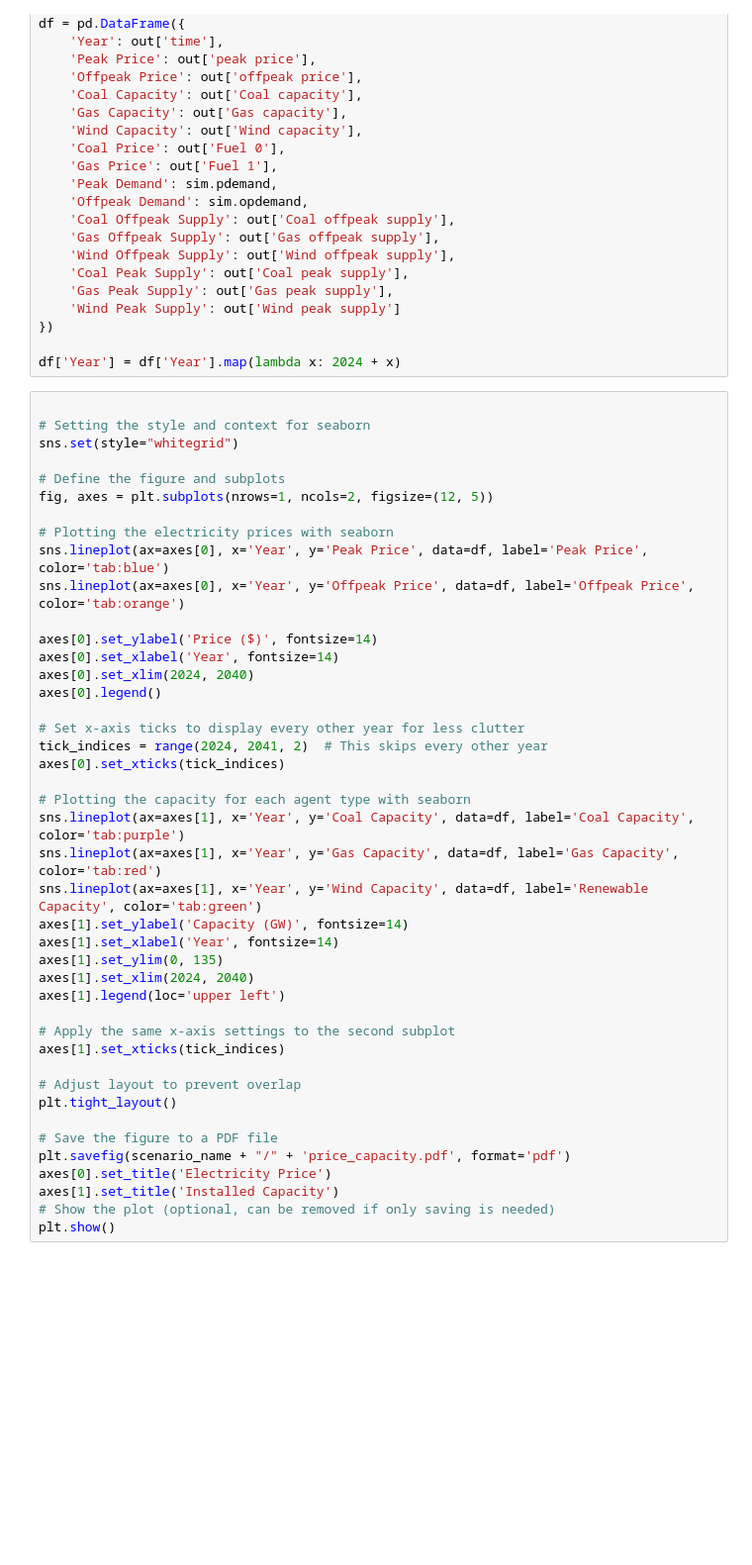
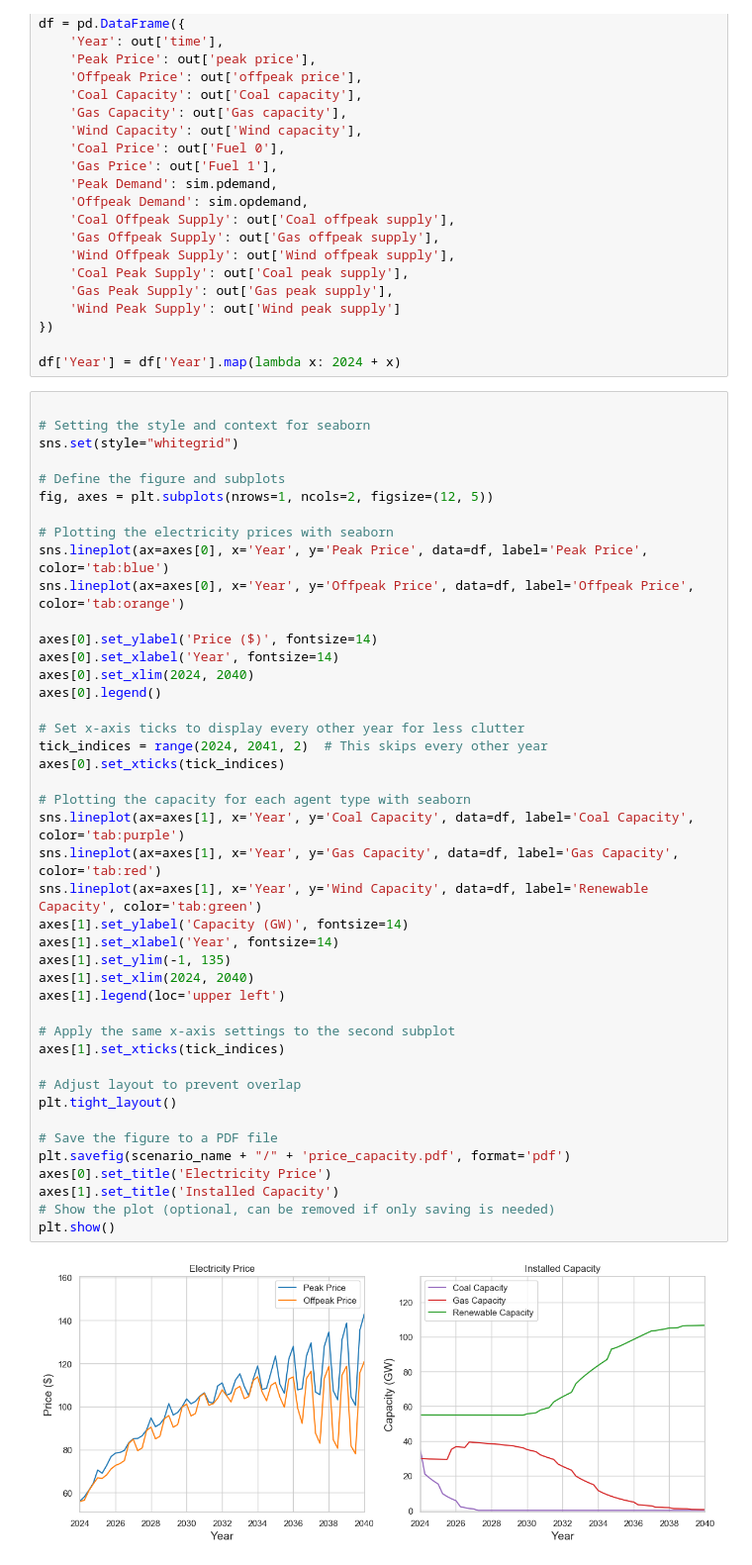
Before and after one commit to aliciabassiere/mfg_elec, a Jupyter notebook: simulation_nb.ipynb, the cells around one changed output. Shown: that part at 99% size. Cells and saved outputs as stored; diff of their text form; blank space fills up the shorter version.

Commit message:
Update graph

```diff
--- a/simulation_nb.ipynb
+++ b/simulation_nb.ipynb
@@ -81,34 +103,36 @@ sns.lineplot(ax=axes[0], x='Year', y='Offpeak Price', data=df, label='Offpeak Pr
 axes[0].set_ylabel('Price ($)', fontsize=14)
 axes[0].set_xlabel('Year', fontsize=14)
 axes[0].set_xlim(2024, 2040)
 axes[0].legend()
 
 # Set x-axis ticks to display every other year for less clutter
 tick_indices = range(2024, 2041, 2)  # This skips every other year
 axes[0].set_xticks(tick_indices)
 
 # Plotting the capacity for each agent type with seaborn
 sns.lineplot(ax=axes[1], x='Year', y='Coal Capacity', data=df, label='Coal Capacity', color='tab:purple')
 sns.lineplot(ax=axes[1], x='Year', y='Gas Capacity', data=df, label='Gas Capacity', color='tab:red')
 sns.lineplot(ax=axes[1], x='Year', y='Wind Capacity', data=df, label='Renewable Capacity', color='tab:green')
 axes[1].set_ylabel('Capacity (GW)', fontsize=14)
 axes[1].set_xlabel('Year', fontsize=14)
-axes[1].set_ylim(0, 135)
+axes[1].set_ylim(-1, 135)
 axes[1].set_xlim(2024, 2040)
 axes[1].legend(loc='upper left')
 
 # Apply the same x-axis settings to the second subplot
 axes[1].set_xticks(tick_indices)
 
 # Adjust layout to prevent overlap
 plt.tight_layout()
 
 # Save the figure to a PDF file
 plt.savefig(scenario_name + "/" + 'price_capacity.pdf', format='pdf')
 axes[0].set_title('Electricity Price')
 axes[1].set_title('Installed Capacity')
 # Show the plot (optional, can be removed if only saving is needed)
 plt.show()
+# %% [output]
+[figure, added]
 # %%
 fig, axes = plt.subplots(nrows=1, ncols=2, figsize=(14, 5))
 
```
Also changed, not shown: parts of 5 cells of this notebook, 1 other file.
